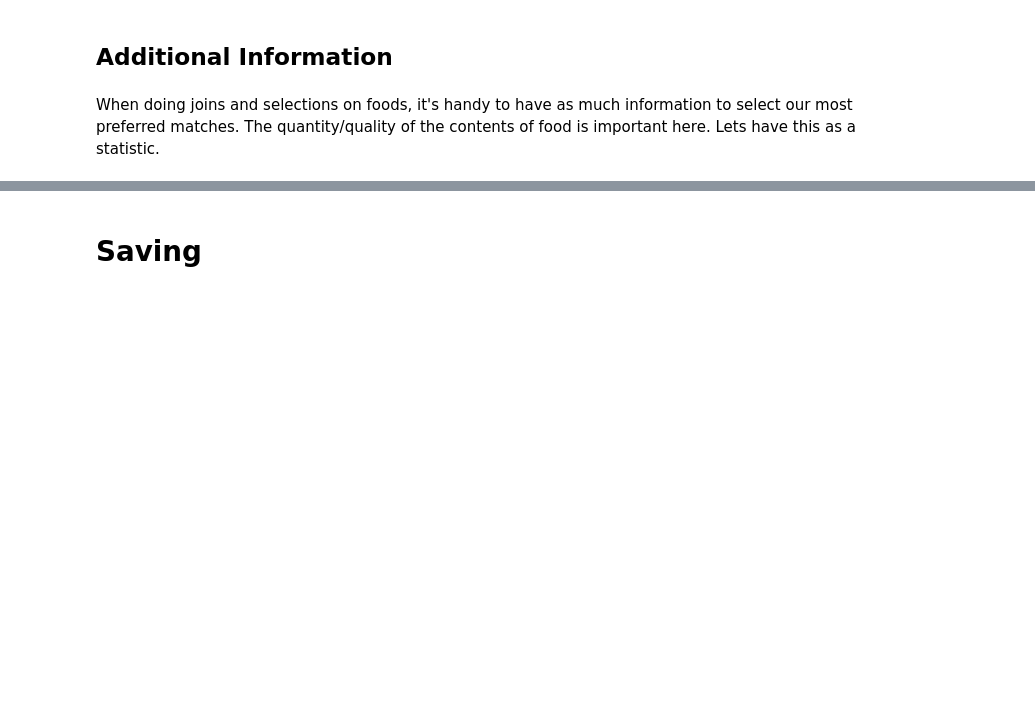
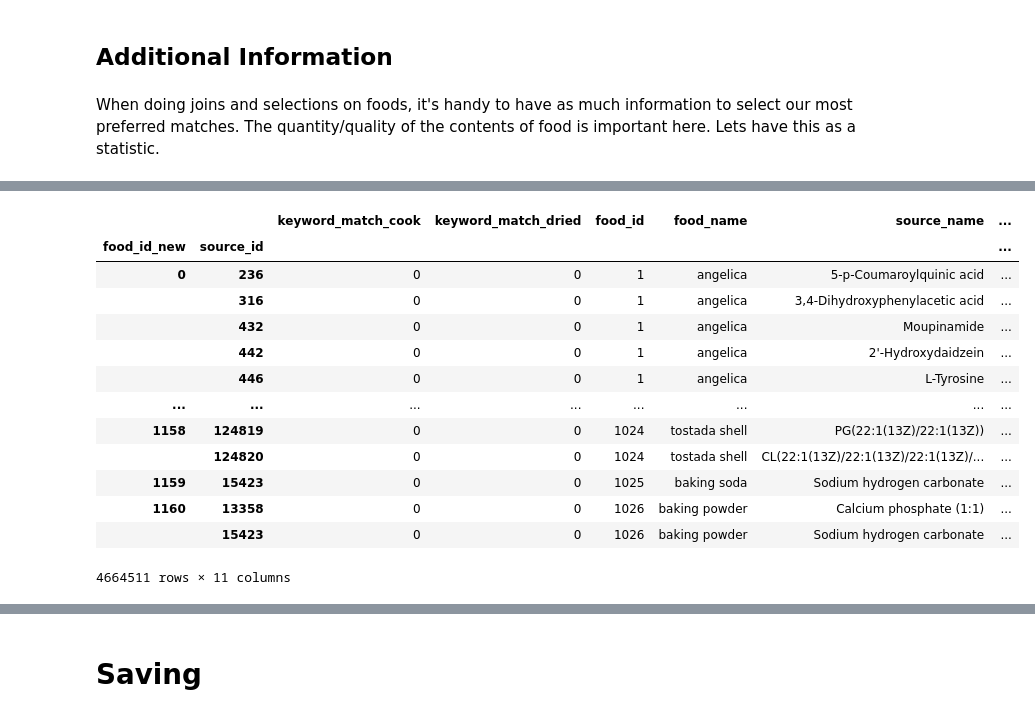
Before and after one commit to stephankostov/chemical-recipe-generator, a Jupyter notebook: notebooks/07-molecule-db-process.ipynb, the cells around one changed output, grey strips where cells are left out. Drawn from its saved outputs; the diff is of its cells as text; code cells hidden in the pictures; blank space fills up the shorter version.

```diff
--- a/notebooks/07-molecule-db-process.ipynb
+++ b/notebooks/07-molecule-db-process.ipynb
@@ -2934,0 +2998,37 @@ food_df['n_content'] = food_df.apply(get_content_df_size, axis=1)
+# %%
+def reindex_split_foods(split_foods_df, keywords):
+
+    reindexed = split_foods_df.copy(deep=True)
+    reindexed['food_id_new'] = reindexed.index.get_level_values(0)
+
+    for keyword in keywords:
+
+        # reindexing based on unique 'food_id' and 'keyword_match'
+        reindexed = reindexed.reset_index().set_index(['food_id_new',f'keyword_match_{keyword}'])
+        keyword_names = reindexed[~reindexed.index.duplicated()]
+        keyword_names = keyword_names.reset_index()
+        keyword_names.index.rename('food_id_new_keyword', inplace=True)
+        index_mapping = keyword_names.reset_index().set_index(['food_id_new', f'keyword_match_{keyword}'])['food_id_new_keyword']
+
+        reindexed = reindexed.reset_index().set_index(['food_id_new', f'keyword_match_{keyword}']).join(index_mapping)
+        reindexed = reindexed.reset_index().drop('food_id_new', axis=1).rename({'food_id_new_keyword': 'food_id_new'}, axis=1).set_index(['food_id_new', 'source_id'])
+
+    return reindexed
+
+reindexed_split_foods_df = reindex_split_foods(split_foods_df, keywords)
+reindexed_split_foods_df
+# %% [output]
+|  |  | keyword_match_cook | keyword_match_dried | food_id | food_name | source_name | ... |
+| food_id_new | source_id |  |  |  |  |  | ... |
+| 0 | 236 | 0 | 0 | 1 | angelica | 5-p-Coumaroylquinic acid | ... |
+|  | 316 | 0 | 0 | 1 | angelica | 3,4-Dihydroxyphenylacetic acid | ... |
+|  | 432 | 0 | 0 | 1 | angelica | Moupinamide | ... |
+|  | 442 | 0 | 0 | 1 | angelica | 2'-Hydroxydaidzein | ... |
+|  | 446 | 0 | 0 | 1 | angelica | L-Tyrosine | ... |
+| ... | ... | ... | ... | ... | ... | ... | ... |
+| 1158 | 124819 | 0 | 0 | 1024 | tostada shell | PG(22:1(13Z)/22:1(13Z)) | ... |
+|  | 124820 | 0 | 0 | 1024 | tostada shell | CL(22:1(13Z)/22:1(13Z)/22:1(13Z)/... | ... |
+| 1159 | 15423 | 0 | 0 | 1025 | baking soda | Sodium hydrogen carbonate | ... |
+| 1160 | 13358 | 0 | 0 | 1026 | baking powder | Calcium phosphate (1:1) | ... |
+|  | 15423 | 0 | 0 | 1026 | baking powder | Sodium hydrogen carbonate | ... |
+4664511 rows × 11 columns
```
Also changed, not shown: parts of 18 cells of this notebook, 4 other files.
